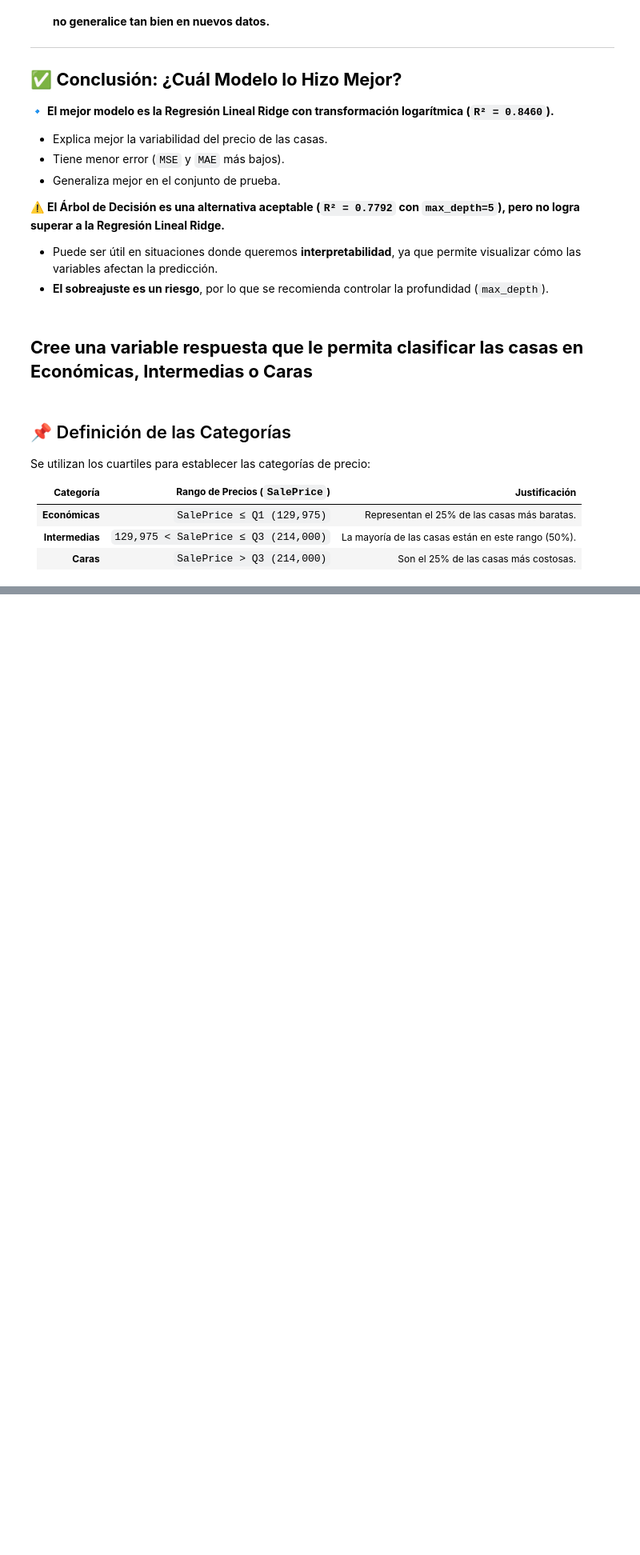
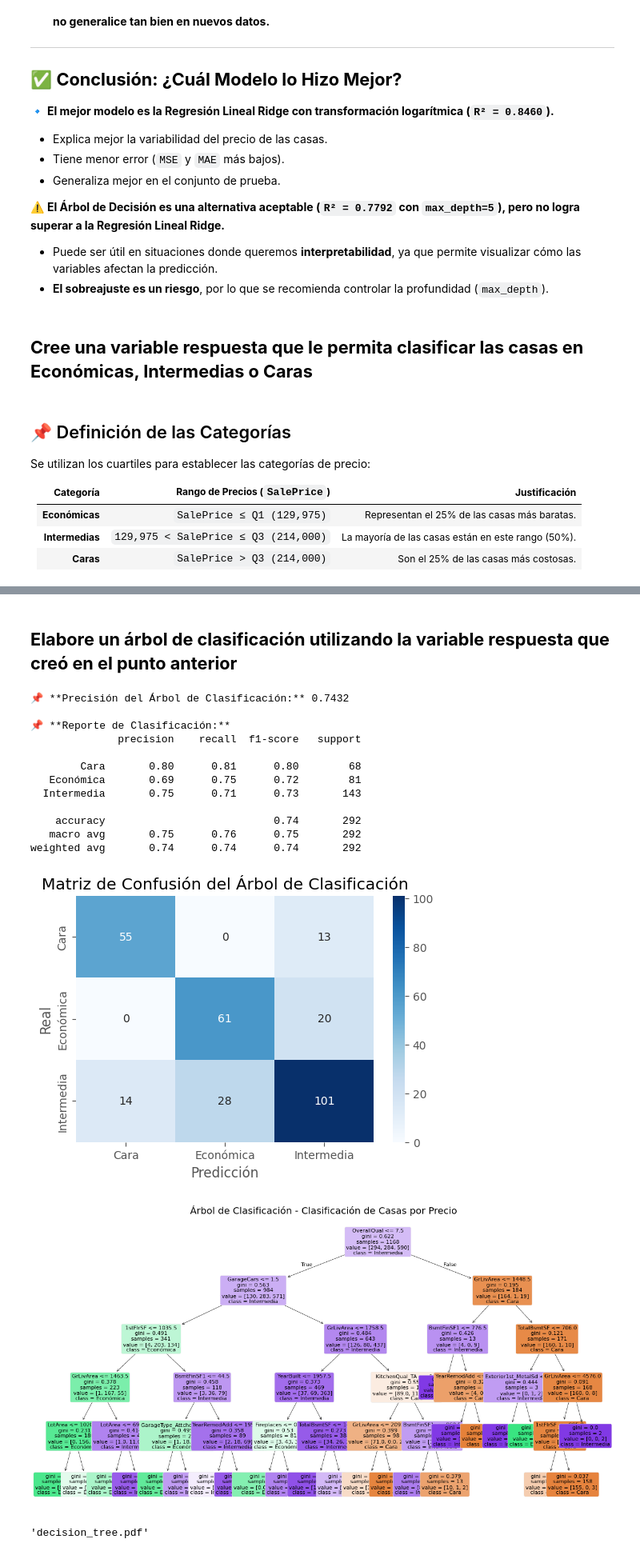
Before and after one commit to Hayser8/HT4, a Jupyter notebook: HT4.ipynb, the cells around one changed output, grey strips where cells are left out. Shown at 80% size. Cells and saved outputs as stored; diff of their text form; code cells hidden in the pictures; blank space fills up the shorter version.

Commit message:
punto 7 terminado

```diff
--- a/HT4.ipynb
+++ b/HT4.ipynb
@@ -1778,0 +1789,58 @@ plt.show()
+# %% [markdown]
+## **Elabore un árbol de clasificación utilizando la variable respuesta que creó en el punto anterior**
+# %%
+from sklearn.model_selection import train_test_split
+from sklearn.tree import DecisionTreeClassifier, plot_tree
+from sklearn.metrics import classification_report, accuracy_score, confusion_matrix
+import graphviz
+from sklearn.tree import export_graphviz
+
+X = train_df.drop(columns=["SalePrice", "PriceCategory"])
+y = train_df["PriceCategory"]
+
+X = pd.get_dummies(X, drop_first=True)
+
+X_train, X_test, y_train, y_test = train_test_split(X, y, test_size=0.2, random_state=42)
+
+clf = DecisionTreeClassifier(max_depth=5, random_state=42)
+clf.fit(X_train, y_train)
+
+y_pred = clf.predict(X_test)
+
+accuracy = accuracy_score(y_test, y_pred)
+print(f"\n📌 **Precisión del Árbol de Clasificación:** {accuracy:.4f}")
+
+print("\n📌 **Reporte de Clasificación:**")
+print(classification_report(y_test, y_pred))
+plt.figure(figsize=(6, 4))
+sns.heatmap(confusion_matrix(y_test, y_pred), annot=True, fmt='d', cmap="Blues", xticklabels=clf.classes_, yticklabels=clf.classes_)
+plt.xlabel("Predicción")
+plt.ylabel("Real")
+plt.title("Matriz de Confusión del Árbol de Clasificación")
+plt.show()
+
+plt.figure(figsize=(15, 8))
+plot_tree(clf, feature_names=X.columns, class_names=clf.classes_, filled=True, rounded=True, fontsize=8)
+plt.title("Árbol de Clasificación - Clasificación de Casas por Precio")
+plt.show()
+
+dot_data = export_graphviz(clf, out_file=None, feature_names=X.columns, class_names=clf.classes_, filled=True, rounded=True, special_characters=True)
+graph = graphviz.Source(dot_data)
+graph.render("decision_tree")
+graph.view()
+# %% [output]
+📌 **Precisión del Árbol de Clasificación:** 0.7432
+
+📌 **Reporte de Clasificación:**
+              precision    recall  f1-score   support
+
+        Cara       0.80      0.81      0.80        68
+   Económica       0.69      0.75      0.72        81
+  Intermedia       0.75      0.71      0.73       143
+
+    accuracy                           0.74       292
+   macro avg       0.75      0.76      0.75       292
+weighted avg       0.74      0.74      0.74       292
+[figure, added]
+[figure, added]
+'decision_tree.pdf'
```
Also changed, not shown: parts of 3 cells of this notebook, 2 other files.
